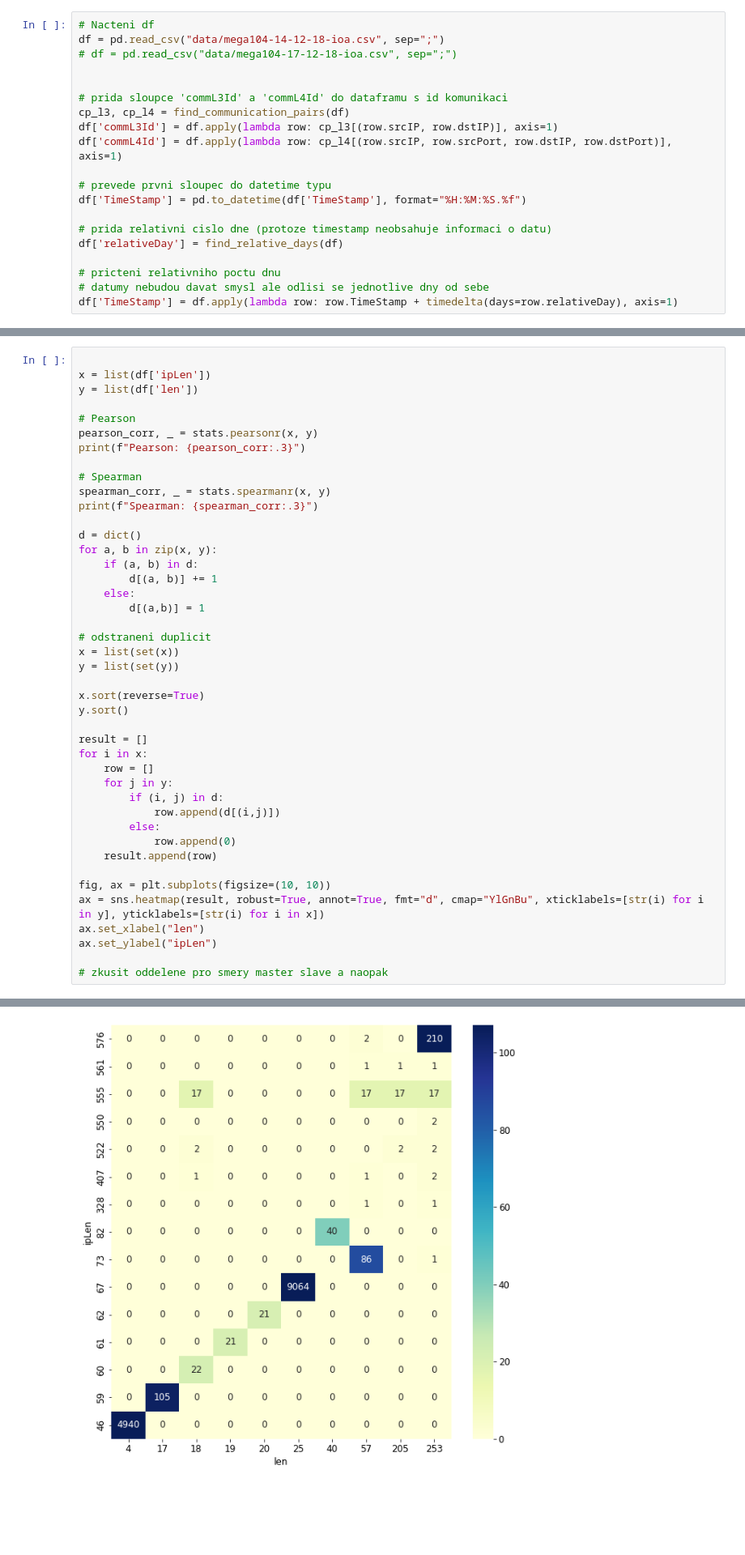
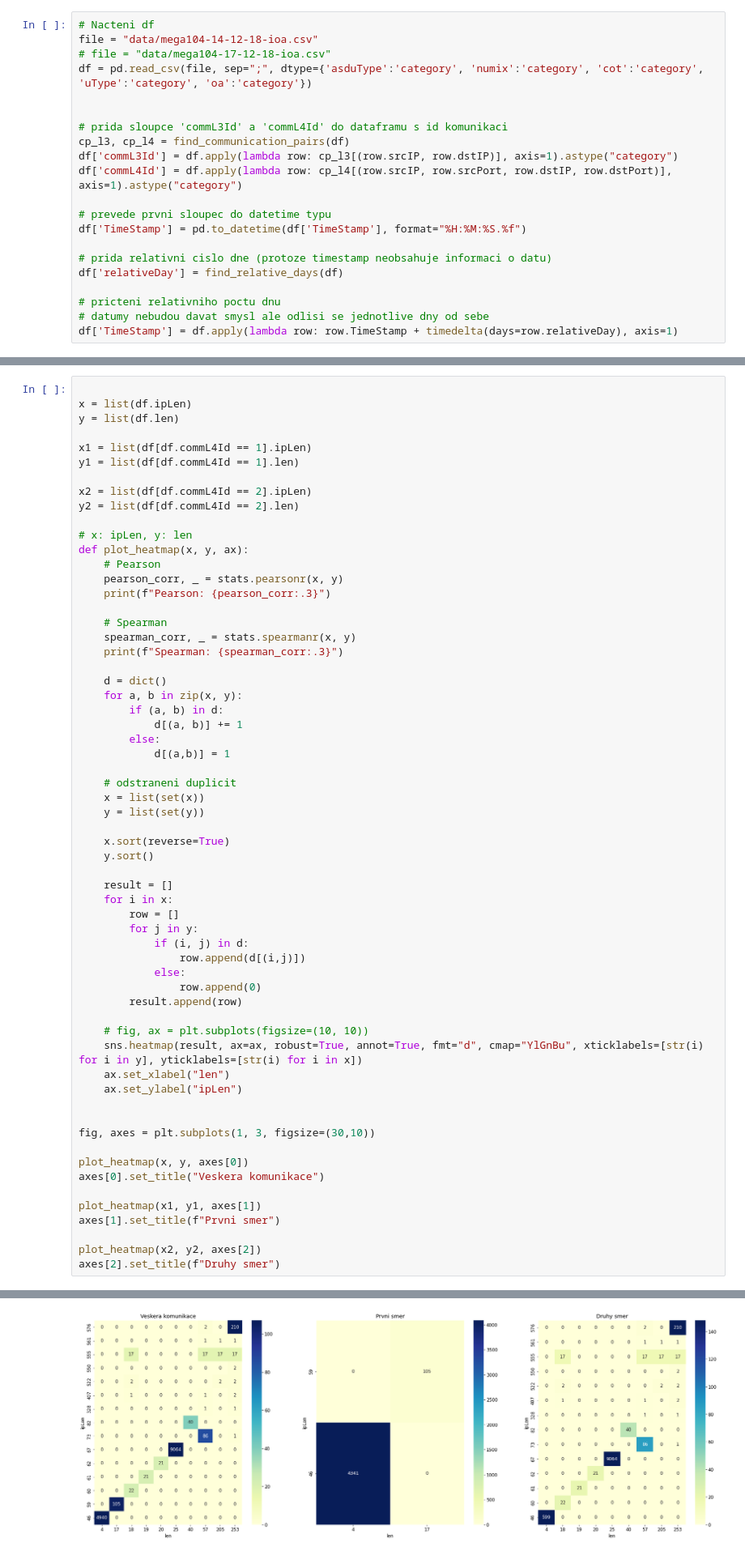
Before and after one commit to ankimme/vut-bp-ics-communication-analyzer, a Jupyter notebook: main.ipynb, the cells around one changed output, grey strips where cells are left out. Shown: that part at 81% size. Drawn from its saved outputs; the diff is of its cells as text; blank space fills up the shorter version.

```diff
--- a/main.ipynb
+++ b/main.ipynb
@@ -75,14 +75,15 @@ def filter_by_time_rel(df: pd.DataFrame, start: float, end: float) -> pd.DataFra
 ## Nacteni a predzpracovani dataframu
 # %%
 # Nacteni df
-df = pd.read_csv("data/mega104-14-12-18-ioa.csv", sep=";")
-# df = pd.read_csv("data/mega104-17-12-18-ioa.csv", sep=";")
+file = "data/mega104-14-12-18-ioa.csv"
+# file = "data/mega104-17-12-18-ioa.csv"
+df = pd.read_csv(file, sep=";", dtype={'asduType':'category', 'numix':'category', 'cot':'category', 'uType':'category', 'oa':'category'})
 
 
 # prida sloupce 'commL3Id' a 'commL4Id' do dataframu s id komunikaci
 cp_l3, cp_l4 = find_communication_pairs(df)
-df['commL3Id'] = df.apply(lambda row: cp_l3[(row.srcIP, row.dstIP)], axis=1)
-df['commL4Id'] = df.apply(lambda row: cp_l4[(row.srcIP, row.srcPort, row.dstIP, row.dstPort)], axis=1)
+df['commL3Id'] = df.apply(lambda row: cp_l3[(row.srcIP, row.dstIP)], axis=1).astype("category")
+df['commL4Id'] = df.apply(lambda row: cp_l4[(row.srcIP, row.srcPort, row.dstIP, row.dstPort)], axis=1).astype("category")
 
 # prevede prvni sloupec do datetime typu
 df['TimeStamp'] = pd.to_datetime(df['TimeStamp'], format="%H:%M:%S.%f")
@@ -273,46 +211,64 @@ corr.style.background_gradient(cmap='coolwarm')
 # %%
 
-x = list(df['ipLen'])
-y = list(df['len'])
+x = list(df.ipLen)
+y = list(df.len)
 
-# Pearson
-pearson_corr, _ = stats.pearsonr(x, y)
-print(f"Pearson: {pearson_corr:.3}")
+x1 = list(df[df.commL4Id == 1].ipLen)
+y1 = list(df[df.commL4Id == 1].len)
 
-# Spearman
-spearman_corr, _ = stats.spearmanr(x, y)
-print(f"Spearman: {spearman_corr:.3}")
+x2 = list(df[df.commL4Id == 2].ipLen)
+y2 = list(df[df.commL4Id == 2].len)
 
-d = dict()
-for a, b in zip(x, y):
-    if (a, b) in d:
-        d[(a, b)] += 1
-    else:
-        d[(a,b)] = 1
+# x: ipLen, y: len
+def plot_heatmap(x, y, ax):
+    # Pearson
+    pearson_corr, _ = stats.pearsonr(x, y)
+    print(f"Pearson: {pearson_corr:.3}")
 
-# odstraneni duplicit
-x = list(set(x))
-y = list(set(y))
+    # Spearman
+    spearman_corr, _ = stats.spearmanr(x, y)
+    print(f"Spearman: {spearman_corr:.3}")
 
-x.sort(reverse=True)
-y.sort()
+    d = dict()
+    for a, b in zip(x, y):
+        if (a, b) in d:
+            d[(a, b)] += 1
+        else:
+            d[(a,b)] = 1
 
-result = []
-for i in x:
-    row = []
-    for j in y:
-        if (i, j) in d:
-            row.append(d[(i,j)])
-        else:
-            row.append(0)
-    result.append(row)
+    # odstraneni duplicit
+    x = list(set(x))
+    y = list(set(y))
 
-fig, ax = plt.subplots(figsize=(10, 10))
-ax = sns.heatmap(result, robust=True, annot=True, fmt="d", cmap="YlGnBu", xticklabels=[str(i) for i in y], yticklabels=[str(i) for i in x])
-ax.set_xlabel("len")
-ax.set_ylabel("ipLen")
+    x.sort(reverse=True)
+    y.sort()
 
-# zkusit oddelene pro smery master slave a naopak
+    result = []
+    for i in x:
+        row = []
+        for j in y:
+            if (i, j) in d:
+                row.append(d[(i,j)])
+            else:
+                row.append(0)
+        result.append(row)
+
+    # fig, ax = plt.subplots(figsize=(10, 10))
+    sns.heatmap(result, ax=ax, robust=True, annot=True, fmt="d", cmap="YlGnBu", xticklabels=[str(i) for i in y], yticklabels=[str(i) for i in x])
+    ax.set_xlabel("len")
+    ax.set_ylabel("ipLen")
+
+
+fig, axes = plt.subplots(1, 3, figsize=(30,10))
+
+plot_heatmap(x, y, axes[0])
+axes[0].set_title("Veskera komunikace")
+
+plot_heatmap(x1, y1, axes[1])
+axes[1].set_title(f"Prvni smer")
+
+plot_heatmap(x2, y2, axes[2])
+axes[2].set_title(f"Druhy smer")
 # %% [output]
 Pearson: 0.925
 Spearman: 0.995
@@ -320,4 +280,4 @@ Text(66.0, 0.5, 'ipLen')
-[figure, old version]
+[figure, new version]
 # %% [markdown]
 # Poznamky
 
```
Also changed, not shown: parts of 9 cells of this notebook.
